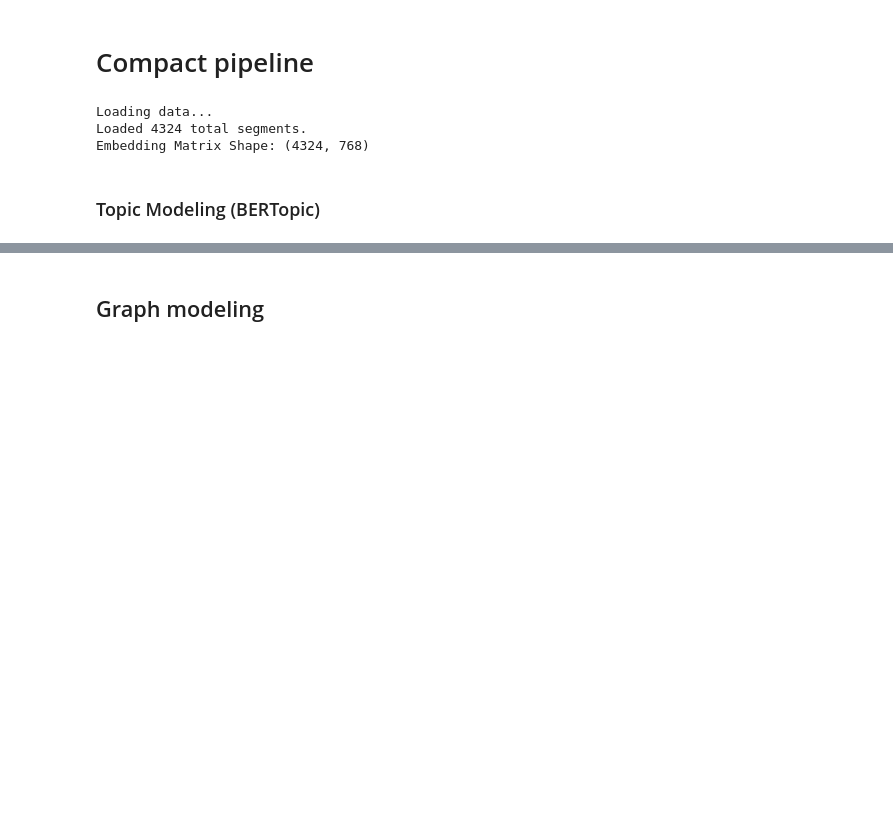
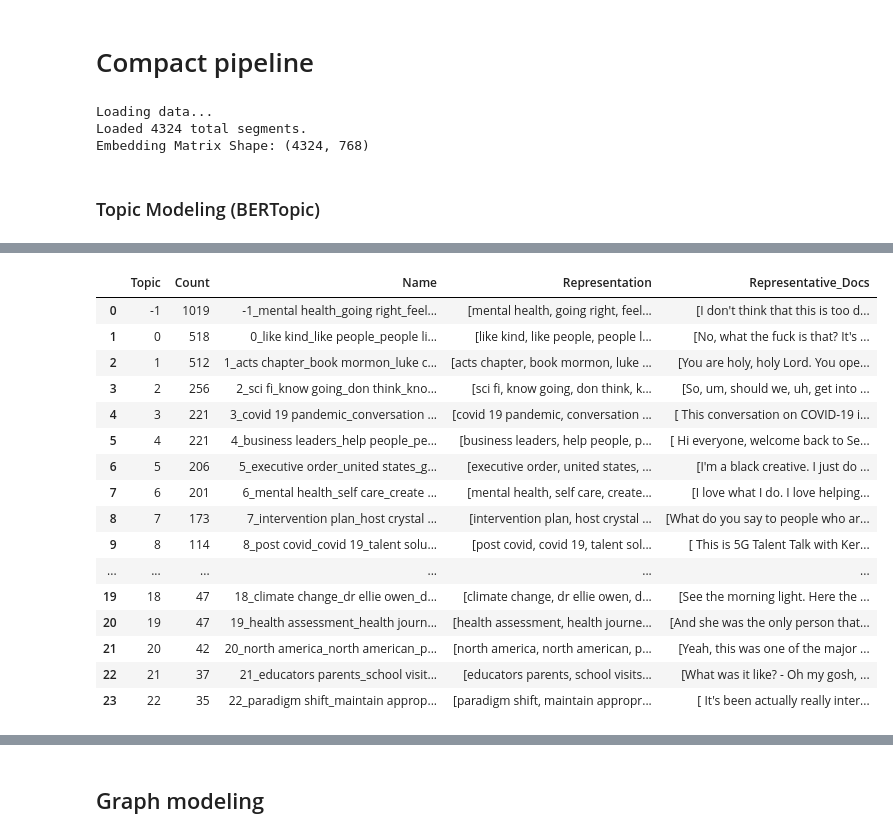
Before and after one commit to au-nlp/project-milestone-p2-group-10, a Jupyter notebook: main.ipynb, the cells around one changed output, grey strips where cells are left out. Cells and saved outputs as stored; diff of their text form; code cells hidden in the pictures; blank space fills up the shorter version.

```diff
--- a/main.ipynb
+++ b/main.ipynb
@@ -1148,15 +1150,16 @@ topic_model.get_topic_info()
 # %%
-from sklearn.cluster import KMeans
 
-MIN_CLUSTER_SIZE= 30
-# MIN_SAMPLES = 10
+MIN_CLUSTER_SIZE= 35
+MIN_SAMPLES = 10
 hdbscan_model = HDBSCAN(
     min_cluster_size=MIN_CLUSTER_SIZE,
     metric='euclidean',
-    cluster_selection_method='eom'
+    cluster_selection_method='eom',
+    min_samples=MIN_SAMPLES
 )
 
 #Kmeans_model = KMeans(n_clusters=15)
 topic_model.hdbscan_model = hdbscan_model
 topics, _ = topic_model.fit_transform(all_texts, X_embeddings)
 topic_model.get_topic_info()
+# %% [output]
@@ -1163 +1172,18 @@ topic_model.get_topic_info()
+|  | Topic | Count | Name | Representation | Representative_Docs |
+| 0 | -1 | 1019 | -1_mental health_going right_feel... | [mental health, going right, feel... | [I don't think that this is too d... |
+| 1 | 0 | 518 | 0_like kind_like people_people li... | [like kind, like people, people l... | [No, what the fuck is that? It's ... |
+| 2 | 1 | 512 | 1_acts chapter_book mormon_luke c... | [acts chapter, book mormon, luke ... | [You are holy, holy Lord. You ope... |
+| 3 | 2 | 256 | 2_sci fi_know going_don think_kno... | [sci fi, know going, don think, k... | [So, um, should we, uh, get into ... |
+| 4 | 3 | 221 | 3_covid 19 pandemic_conversation ... | [covid 19 pandemic, conversation ... | [ This conversation on COVID-19 i... |
+| 5 | 4 | 221 | 4_business leaders_help people_pe... | [business leaders, help people, p... | [ Hi everyone, welcome back to Se... |
+| 6 | 5 | 206 | 5_executive order_united states_g... | [executive order, united states, ... | [I'm a black creative. I just do ... |
+| 7 | 6 | 201 | 6_mental health_self care_create ... | [mental health, self care, create... | [I love what I do. I love helping... |
+| 8 | 7 | 173 | 7_intervention plan_host crystal ... | [intervention plan, host crystal ... | [What do you say to people who ar... |
+| 9 | 8 | 114 | 8_post covid_covid 19_talent solu... | [post covid, covid 19, talent sol... | [ This is 5G Talent Talk with Ker... |
+| ... | ... | ... | ... | ... | ... |
+| 19 | 18 | 47 | 18_climate change_dr ellie owen_d... | [climate change, dr ellie owen, d... | [See the morning light. Here the ... |
+| 20 | 19 | 47 | 19_health assessment_health journ... | [health assessment, health journe... | [And she was the only person that... |
+| 21 | 20 | 42 | 20_north america_north american_p... | [north america, north american, p... | [Yeah, this was one of the major ... |
+| 22 | 21 | 37 | 21_educators parents_school visit... | [educators parents, school visits... | [What was it like? - Oh my gosh, ... |
+| 23 | 22 | 35 | 22_paradigm shift_maintain approp... | [paradigm shift, maintain appropr... | [ It's been actually really inter... |
 # %%
```
Also changed, not shown: parts of 20 cells of this notebook.
